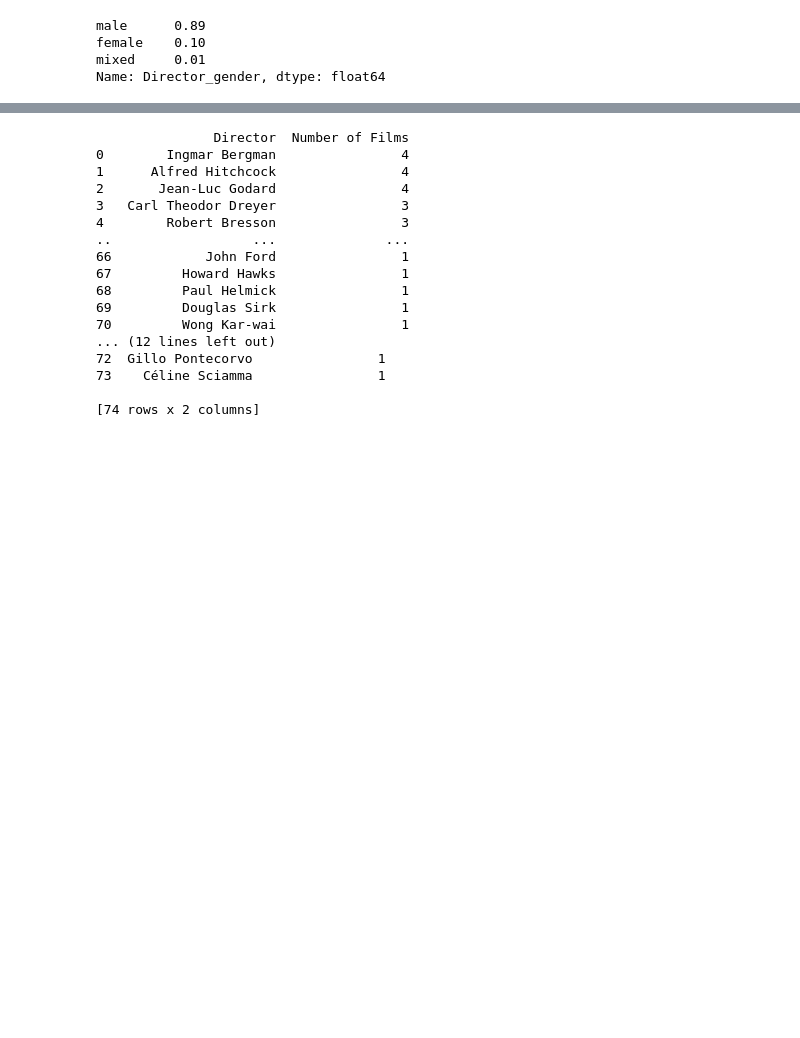
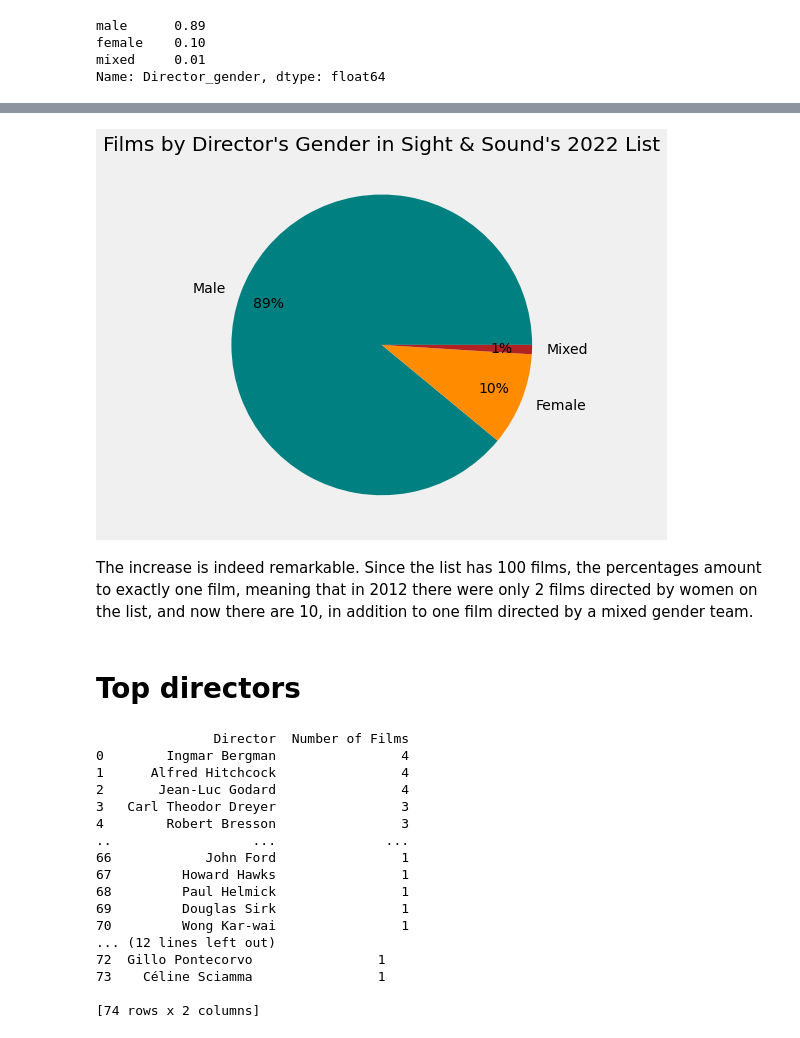
Before and after one commit to CamPaiva/Sight-Sound_GreatestFilms_2012-2022, a Jupyter notebook: Sight&Sound2022.ipynb, the cells around one changed output, grey strips where cells are left out. Drawn from its saved outputs; the diff is of its cells as text; code cells hidden in the pictures; blank space fills up the shorter version.

```diff
--- a/Sight&Sound2022.ipynb
+++ b/Sight&Sound2022.ipynb
@@ -237,7 +204,8 @@ male      0.98
 female    0.02
 Name: Director_gender, dtype: float64
 # %%
-film_gender_2022["Director_gender"].value_counts(normalize=True)
+film_gender_count_2022 = film_gender_2022["Director_gender"].value_counts(normalize=True)
+print(film_gender_count_2022)
 # %% [output]
 male      0.89
 female    0.10
@@ -246,3 +222,15 @@ Name: Director_gender, dtype: float64
+# %%
+# Pie chart for 2022 Sight & Sound Poll
+fig = plt.figure(1, figsize=(6, 7))
+plt.pie(film_gender_count_2022, labels = ["Male", "Female", "Mixed"], colors = ["teal", "darkorange", "firebrick"], autopct="%.0f%%", textprops={'fontsize': 14}, pctdistance=0.8)
+plt.title("Films by Director's Gender in Sight & Sound's 2022 List")
+plt.savefig("Films_Director_Gender_2022_Pie.jpg", dpi=250, bbox_inches='tight')
+# %% [output]
+[figure, added]
+# %% [markdown]
+The increase is indeed remarkable. Since the list has 100 films, the percentages amount to exactly one film, meaning that in 2012 there were only 2 films directed by women on the list, and now there are 10, in addition to one film directed by a mixed gender team.
+# %% [markdown]
+# Top directors
 # %%
 # Most common directors
 # Our dataframe sometimes has multiple directors in one row, separated by &
```
Also changed, not shown: parts of 19 cells of this notebook.
